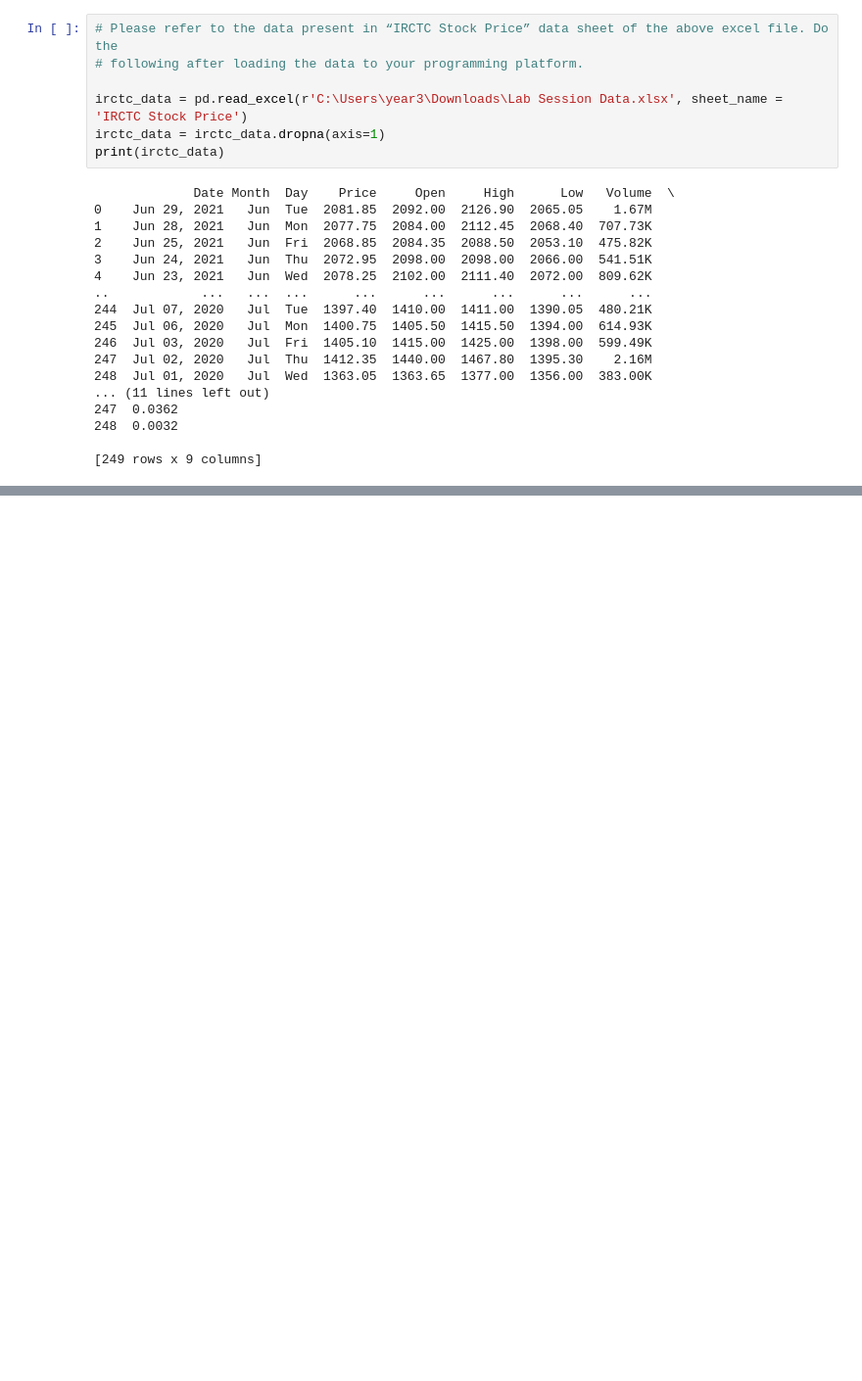
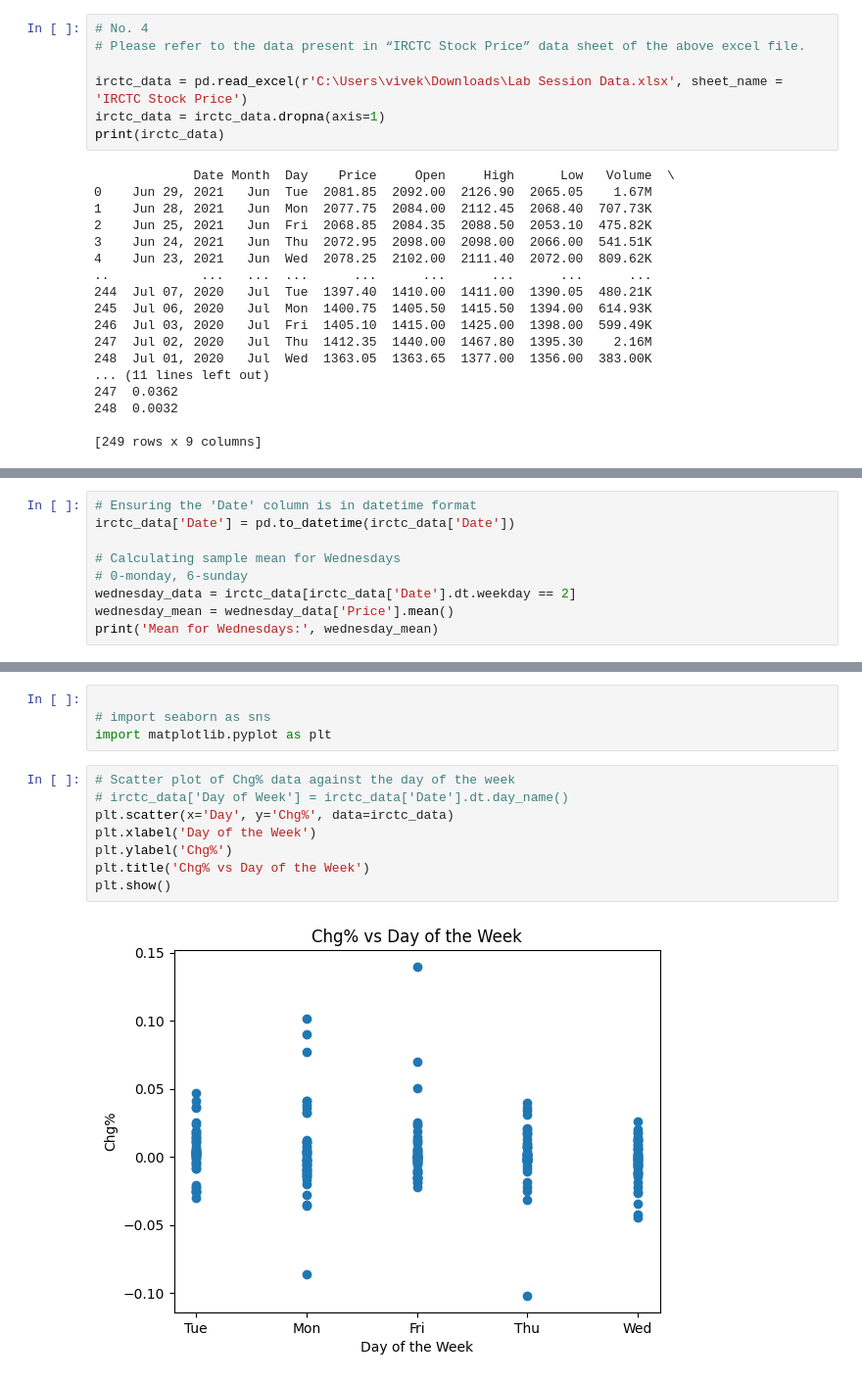
Before and after one commit to vivekshah02/Machine-Learning, a Jupyter notebook: lab2.ipynb, the cells around one changed output, grey strips where cells are left out. Shown at 98% size. Saved outputs shown, nothing was run; the diff lists cells and outputs as text; blank space fills up the shorter version.

```diff
--- a/lab2.ipynb
+++ b/lab2.ipynb
@@ -100,10 +102,10 @@ print(df)
 8      C_9           21             1                 4           148     Poor
 9     C_10           16             2                 4           198     Poor
 # %%
-# Please refer to the data present in “IRCTC Stock Price” data sheet of the above excel file. Do the
-# following after loading the data to your programming platform.
+# No. 4
+# Please refer to the data present in “IRCTC Stock Price” data sheet of the above excel file.
 
-irctc_data = pd.read_excel(r'C:\Users\year3\Downloads\Lab Session Data.xlsx', sheet_name = 'IRCTC Stock Price')
+irctc_data = pd.read_excel(r'C:\Users\vivek\Downloads\Lab Session Data.xlsx', sheet_name = 'IRCTC Stock Price')
 irctc_data = irctc_data.dropna(axis=1)
 print(irctc_data)
 # %% [output]
@@ -126,0 +136,9 @@ print(irctc_data)
+# %%
+# Ensuring the 'Date' column is in datetime format
+irctc_data['Date'] = pd.to_datetime(irctc_data['Date'])
+
+# Calculating sample mean for Wednesdays
+# 0-monday, 6-sunday
+wednesday_data = irctc_data[irctc_data['Date'].dt.weekday == 2]
+wednesday_mean = wednesday_data['Price'].mean()
+print('Mean for Wednesdays:', wednesday_mean)
@@ -126,0 +172,14 @@ print(irctc_data)
+# %%
+
+# import seaborn as sns
+import matplotlib.pyplot as plt
+# %%
+# Scatter plot of Chg% data against the day of the week
+# irctc_data['Day of Week'] = irctc_data['Date'].dt.day_name()
+plt.scatter(x='Day', y='Chg%', data=irctc_data)
+plt.xlabel('Day of the Week')
+plt.ylabel('Chg%')
+plt.title('Chg% vs Day of the Week')
+plt.show()
+# %% [output]
+[figure, added]
```
Also changed, not shown: parts of 17 cells of this notebook.
